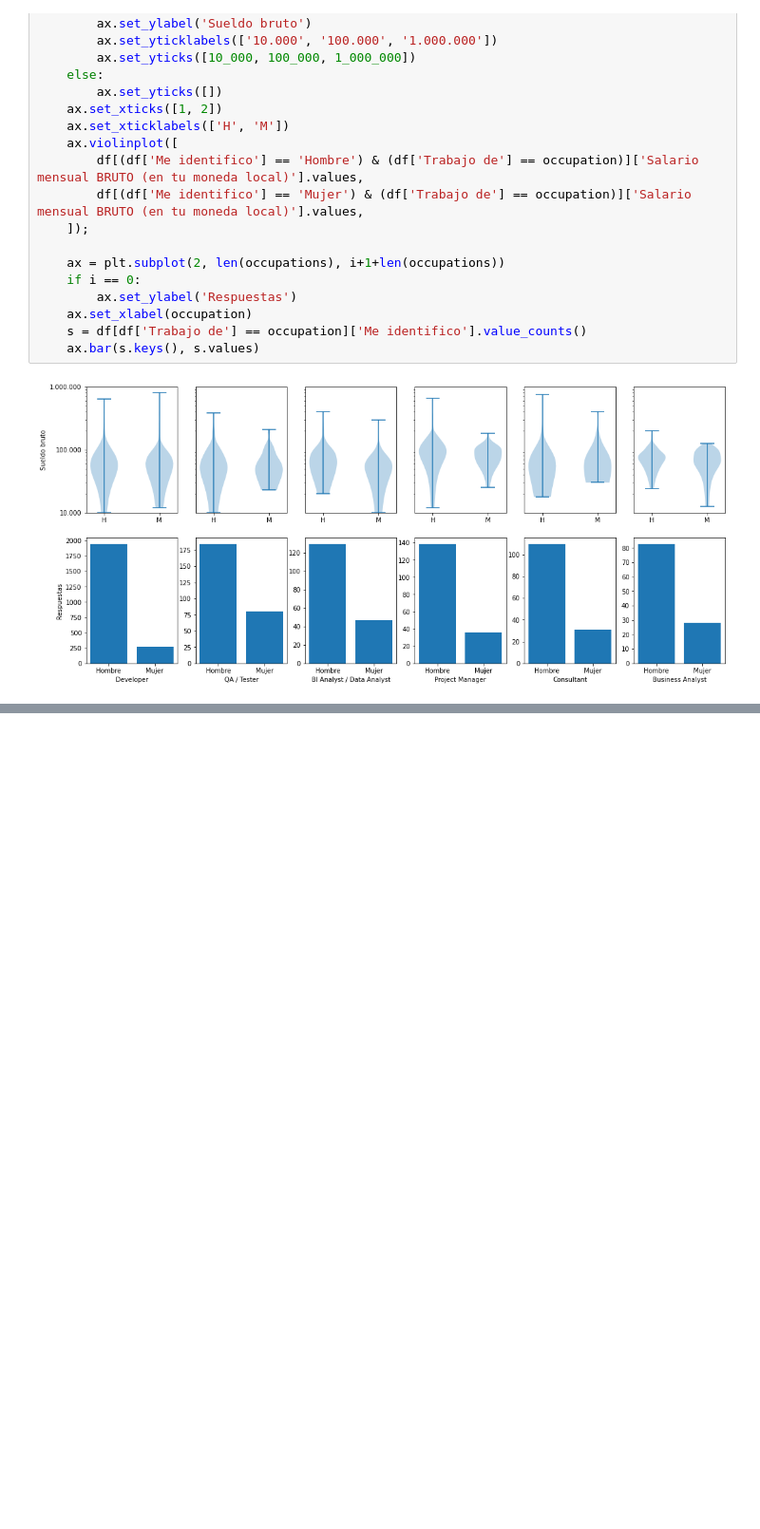
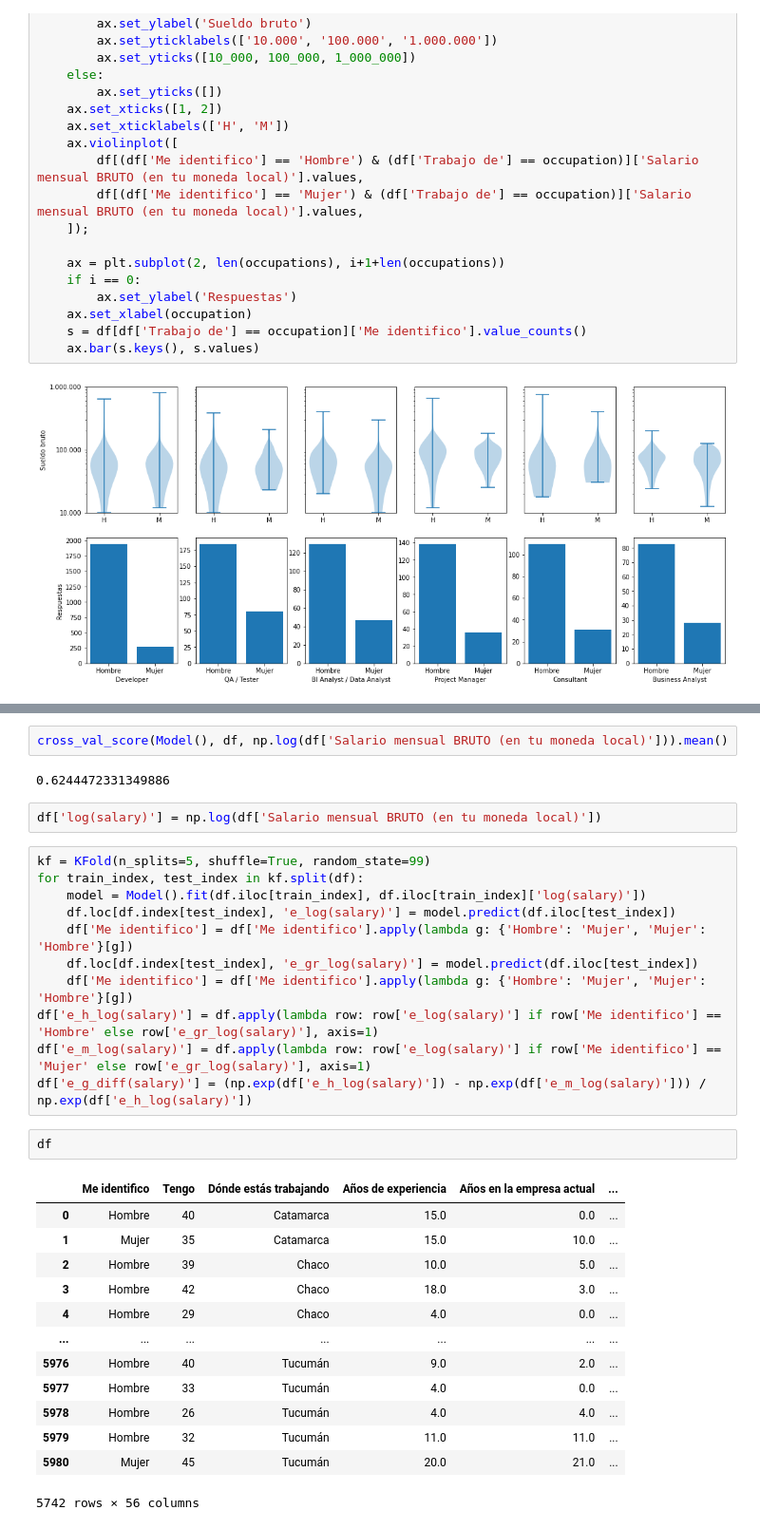
Before and after one commit to seppo0010/sysarmy-sueldos-2020.1, a Jupyter notebook: notebook/Brecha de género.ipynb, the cells around one changed output, grey strips where cells are left out. Shown at 95% size. Saved outputs shown, nothing was run; the diff lists cells and outputs as text; blank space fills up the shorter version.

Commit message:
Learnt salary dif

```diff
--- a/notebook/Brecha de género.ipynb
+++ b/notebook/Brecha de género.ipynb
@@ -302,0 +378,33 @@ cross_val_score(xgb.XGBRegressor(**best), df_encoded, np.log(df['Salario mensual
+# %%
+cross_val_score(Model(), df, np.log(df['Salario mensual BRUTO (en tu moneda local)'])).mean()
+# %% [output]
+0.6244472331349886
+# %%
+df['log(salary)'] = np.log(df['Salario mensual BRUTO (en tu moneda local)'])
+# %%
+kf = KFold(n_splits=5, shuffle=True, random_state=99)
+for train_index, test_index in kf.split(df):
+    model = Model().fit(df.iloc[train_index], df.iloc[train_index]['log(salary)'])
+    df.loc[df.index[test_index], 'e_log(salary)'] = model.predict(df.iloc[test_index])
+    df['Me identifico'] = df['Me identifico'].apply(lambda g: {'Hombre': 'Mujer', 'Mujer': 'Hombre'}[g])
+    df.loc[df.index[test_index], 'e_gr_log(salary)'] = model.predict(df.iloc[test_index])
+    df['Me identifico'] = df['Me identifico'].apply(lambda g: {'Hombre': 'Mujer', 'Mujer': 'Hombre'}[g])
+df['e_h_log(salary)'] = df.apply(lambda row: row['e_log(salary)'] if row['Me identifico'] == 'Hombre' else row['e_gr_log(salary)'], axis=1)
+df['e_m_log(salary)'] = df.apply(lambda row: row['e_log(salary)'] if row['Me identifico'] == 'Mujer' else row['e_gr_log(salary)'], axis=1)
+df['e_g_diff(salary)'] = (np.exp(df['e_h_log(salary)']) - np.exp(df['e_m_log(salary)'])) / np.exp(df['e_h_log(salary)'])
+# %%
+df
+# %% [output]
+|  | Me identifico | Tengo | Dónde estás trabajando | Años de experiencia | Años en la empresa actual | ... |
+| 0 | Hombre | 40 | Catamarca | 15.0 | 0.0 | ... |
+| 1 | Mujer | 35 | Catamarca | 15.0 | 10.0 | ... |
+| 2 | Hombre | 39 | Chaco | 10.0 | 5.0 | ... |
+| 3 | Hombre | 42 | Chaco | 18.0 | 3.0 | ... |
+| 4 | Hombre | 29 | Chaco | 4.0 | 0.0 | ... |
+| ... | ... | ... | ... | ... | ... | ... |
+| 5976 | Hombre | 40 | Tucumán | 9.0 | 2.0 | ... |
+| 5977 | Hombre | 33 | Tucumán | 4.0 | 0.0 | ... |
+| 5978 | Hombre | 26 | Tucumán | 4.0 | 4.0 | ... |
+| 5979 | Hombre | 32 | Tucumán | 11.0 | 11.0 | ... |
+| 5980 | Mujer | 45 | Tucumán | 20.0 | 21.0 | ... |
+5742 rows × 56 columns
```
Also changed, not shown: parts of 7 cells of this notebook.
